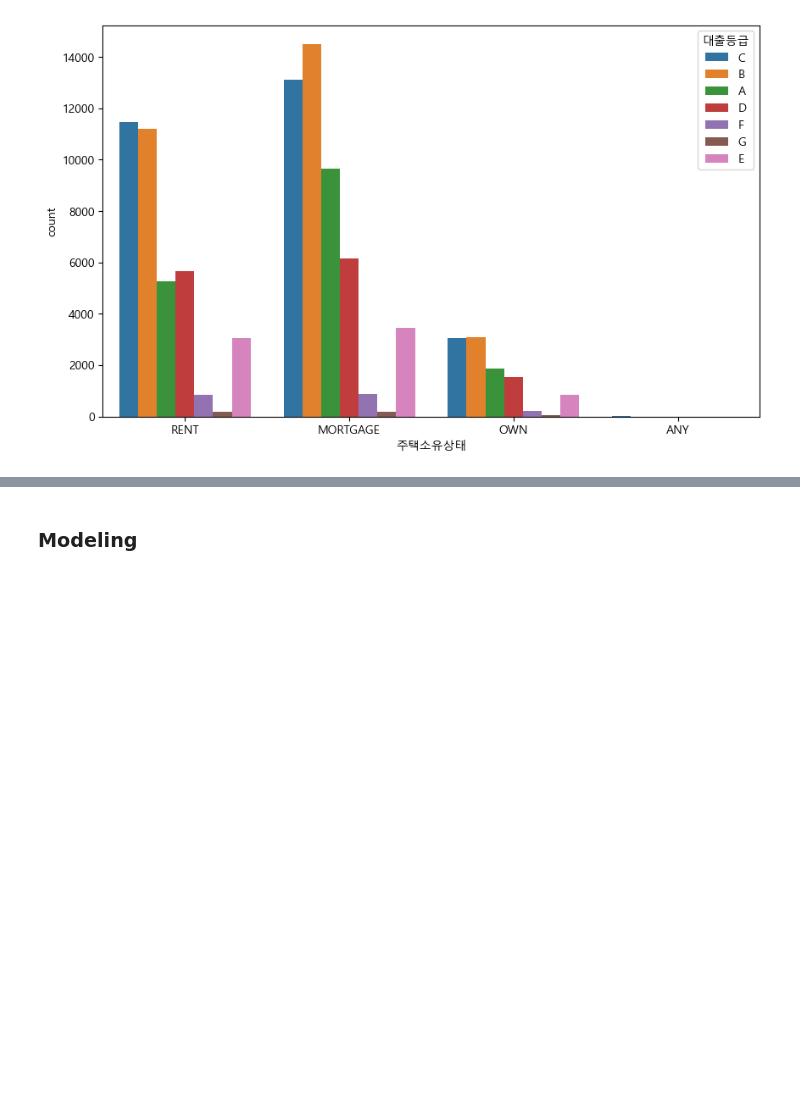
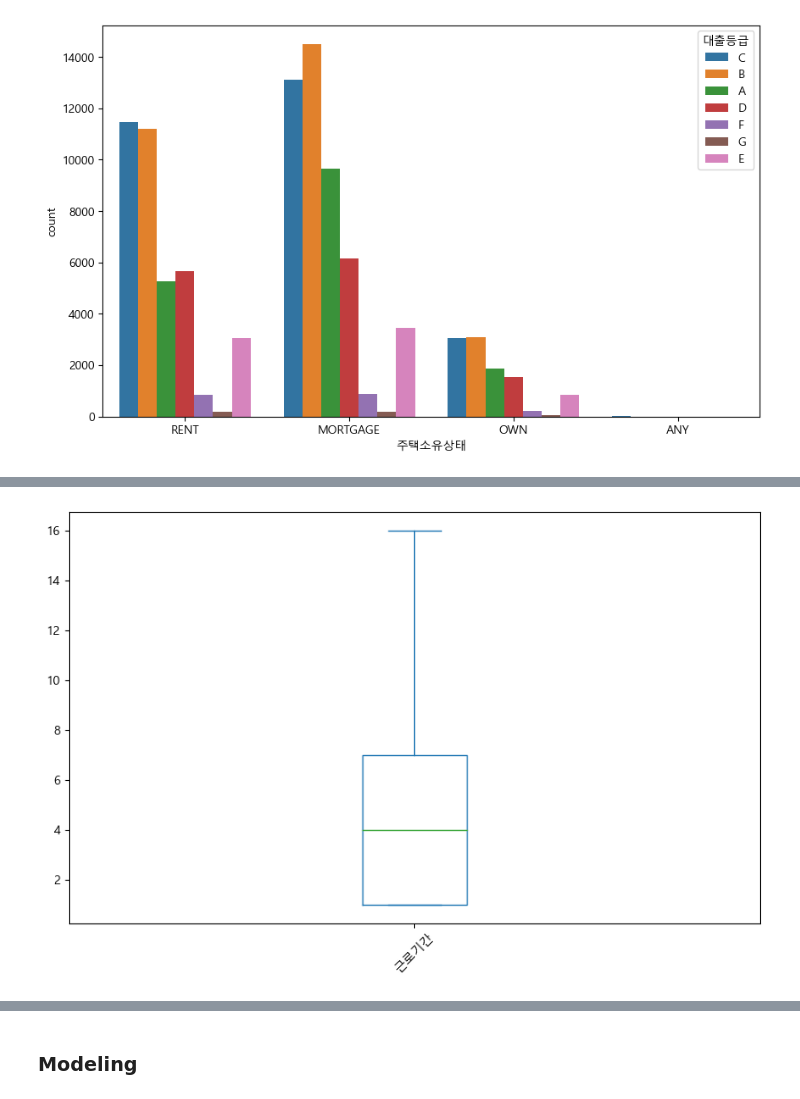
Before and after one commit to Nvuly/Customer_Loan_Rating_Hackathon, a Jupyter notebook: Customer_Loan_Rating_Hackathon.ipynb, the cells around one changed output, grey strips where cells are left out. Cells and saved outputs as stored; diff of their text form; code cells hidden in the pictures; blank space fills up the shorter version.

```diff
--- a/Customer_Loan_Rating_Hackathon.ipynb
+++ b/Customer_Loan_Rating_Hackathon.ipynb
@@ -3057,0 +3384,66 @@ plt.show()
+# %%
+### 근로기간 컬럼의 두번째 이상치 판단
+
+'''
+1. IQR = Q3- Q1
+2. 정상 범위의 취소 : Q1 - (IQR*1.5)
+3. 정상 범위의 최대 : Q3 + (IQR*1.5)
+'''
+
+cleaned_work.plot(kind='box', rot=45)
+plt.show()
+
+''' 이상치 없음 '''
+
+
+#
+#q1 = df2.loc[:,'근로기간'].quantile(q=0.25)
+#
+#q3 = df2.loc[:,'근로기간'].quantile(q=0.75)
+#
+#iqr = q3 - q1
+#
+#print(f'1사분위값 : \n{q1}')
+#
+#print('*'*80)
+#
+#print(f'3사분위값 : \n{q3}')
+#
+#print('*'*80)
+#
+#print(f'근로기간 컬럼의 첫번째 iqr = {iqr}')
+#
+#print('*'*80)
+#
+## 정상 범위의 최솟값
+#
+#min = q1 - (iqr * 1.5)
+#print(f'근로기간 컬럼의 첫번째 정상범위의 최솟값 : {min}')
+#
+## 정상 범위의 최댓값
+#
+#max = q3 + (iqr * 1.5)
+#print(f'근로기간 컬럼의 첫번째 정상범위의 최댓값 : {max}')
+#
+#print('*'*80)
+#
+#condition = (df2.loc[:,'근로기간']<min) | (df2.loc[:,'근로기간']>max)
+#
+#print('*'*80)
+#
+#outlier = df2.loc[condition]
+#print(f'근로기간 컬럼의 첫번째 이상치 : \n{outlier}')
+#
+#print('*'*80)
+#
+#outlier_index = df2.loc[condition].index
+#print(f'근로기간 컬럼의 첫번째 이상치 데이터의 인덱스 : \n{outlier_index}')
+#
+#print('*'*80)
+#
+## 이후에 drop()으로 이상치 제거.
+## df.col.drop(index=[이상치 행의 인덱스])
+#cleaned_work = df2.loc[:,'근로기간'].drop(index=outlier_index)
+#print(f'최종 결과 : \n{cleaned_work}')
+# %% [output]
+[figure, added]
```
Also changed, not shown: parts of 23 cells of this notebook.
